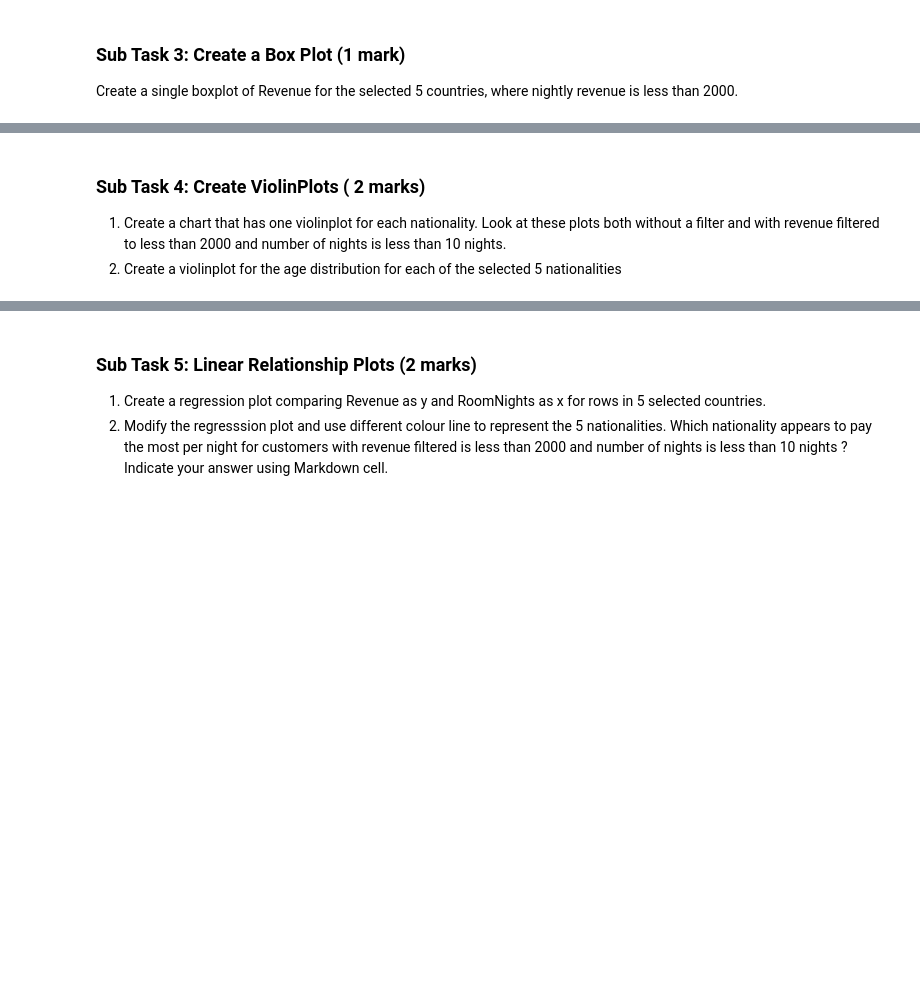
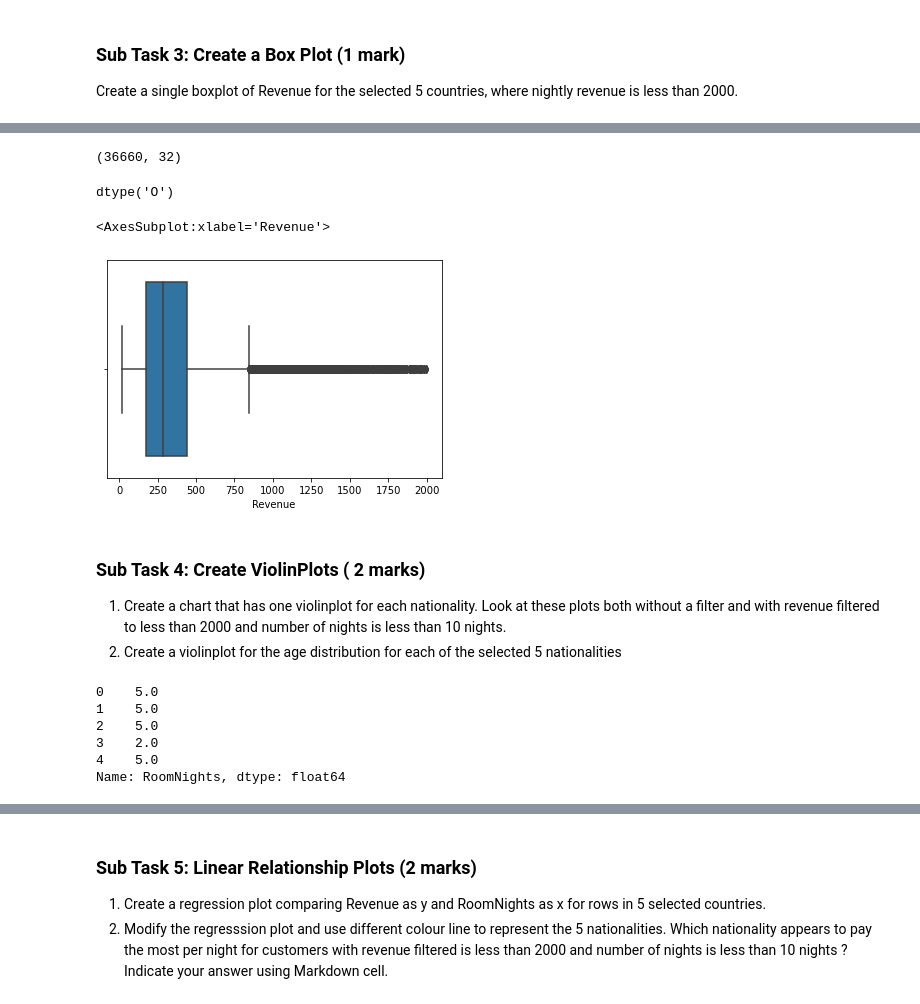
Before and after one commit to zow1e/adv, a Jupyter notebook: Task 2/assignment_task2_student.ipynb, the cells around one changed output, grey strips where cells are left out. Drawn from its saved outputs; the diff is of its cells as text; code cells hidden in the pictures; blank space fills up the shorter version.

```diff
--- a/Task 2/assignment_task2_student.ipynb
+++ b/Task 2/assignment_task2_student.ipynb
@@ -17,5 +133,28 @@ Create a single boxplot of Revenue for the selected 5 countries, where nightly r
+# %%
+lessthan = nations5[nations5.Revenue < 2000.00].reset_index()
+lessthan.shape
+# %% [output]
+(36660, 32)
+# %%
+lessthan['Nationality'].dtypes
+# %% [output]
+dtype('O')
+# %%
+sns.boxplot(data=lessthan, x="Revenue")
+# %% [output]
+<AxesSubplot:xlabel='Revenue'>
+[figure, added]
 # %% [markdown]
 ### Sub Task 4: Create ViolinPlots ( 2 marks)
 
 1. Create a chart that has one violinplot for each nationality. Look at these plots both without a filter and with  revenue filtered to less than 2000 and number of nights is less than 10 nights.
 2. Create a violinplot for the age distribution for each of the selected 5 nationalities
+# %%
+df['RoomNights'].head()
+# %% [output]
+0    5.0
+1    5.0
+2    5.0
+3    2.0
+4    5.0
+Name: RoomNights, dtype: float64
```
Also changed, not shown: parts of 23 cells of this notebook.
